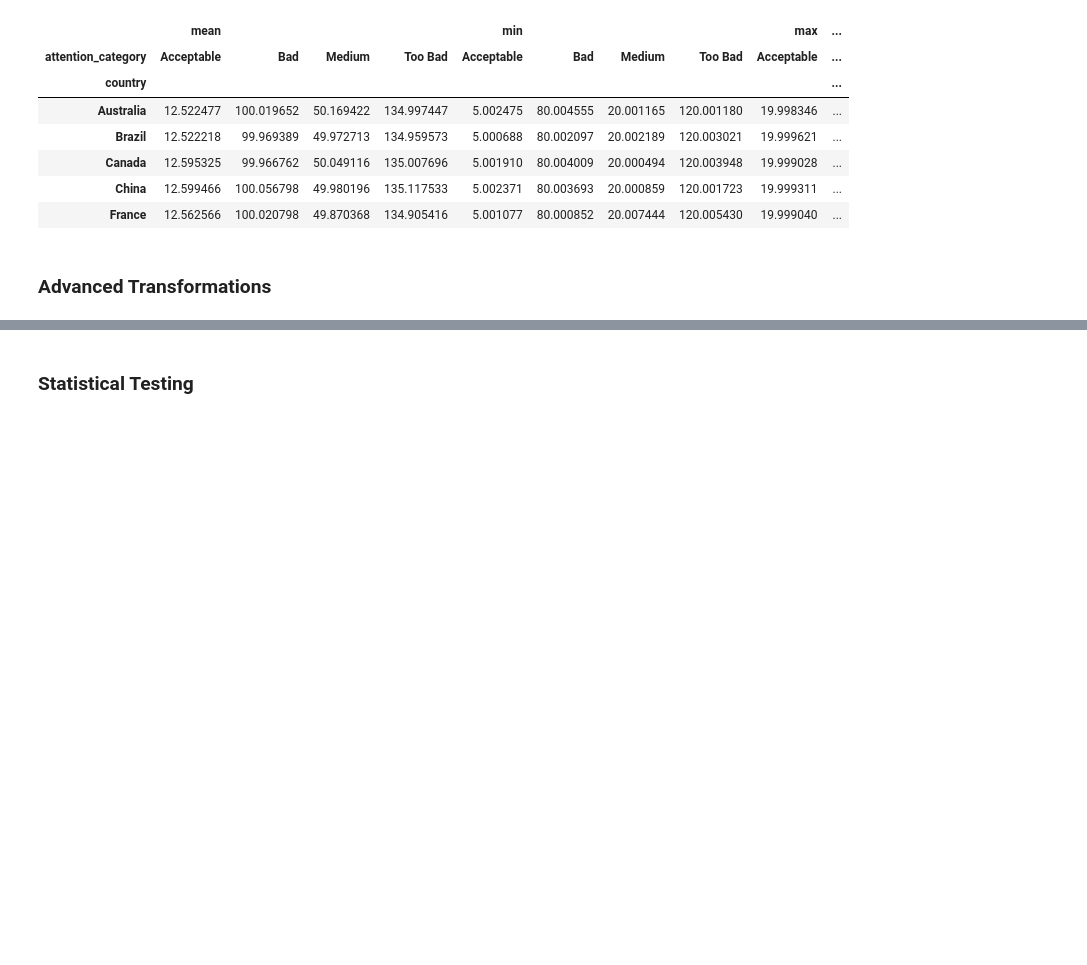
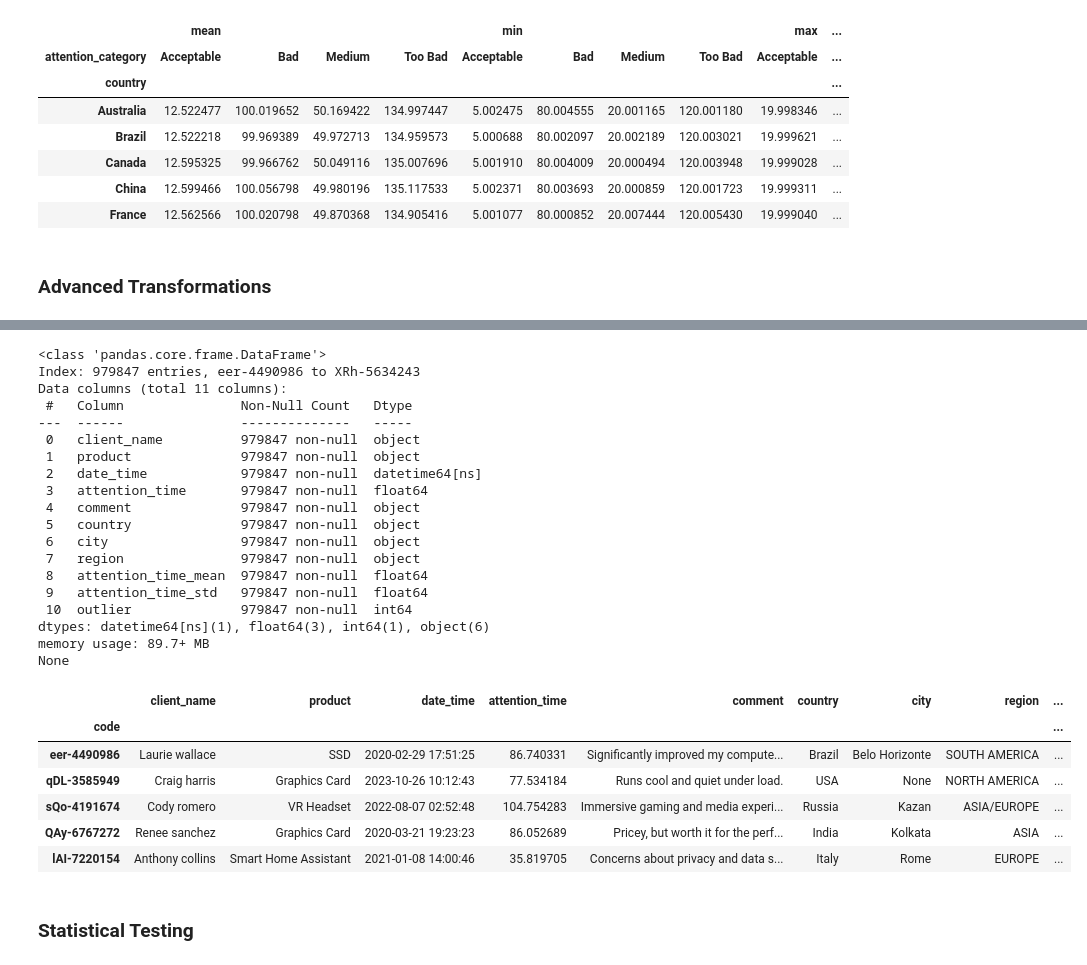
Before and after one commit to EngAndres/ud-public, a Jupyter notebook: courses/data-science-introduction/notebooks/Pandas.ipynb, the cells around one changed output, grey strips where cells are left out. Saved outputs shown, nothing was run; the diff lists cells and outputs as text; code cells hidden in the pictures; blank space fills up the shorter version.

Commit message:
Data Science: class notebooks update

```diff
--- a/courses/data-science-introduction/notebooks/Pandas.ipynb
+++ b/courses/data-science-introduction/notebooks/Pandas.ipynb
@@ -827,6 +829,8 @@ students_join_df.head()
 for country, country_df in call_center_df.groupby('country'):
     print(country)
     print(country_df, "\n")
+    print("*"*50, 'Just a first example')
+    break
 # %% [output]
 Australia
                code              client            product  \
@@ -850,6 +854,8 @@ Australia
 for (country, city), country_city_df in call_center_df.groupby(['country', 'city']):
     print(country, city)
     print(country_city_df)
+    print("*"*20, 'Just a first example')
+    break
 # %% [output]
 Australia Adelaide
                code             client            product           date_time  \
@@ -1001,3 +1041,59 @@ call_center_df.pivot_table(index='country', columns='attention_category', \
+# %%
+# making transformations using chain transformations
+import pandas as pd
+import numpy as np
+
+call_center_original_df = pd.read_json('json-files/call_center_comments.json')
+transformed_df = (
+        call_center_original_df.
+        assign(
+            attention_time = lambda row: row['attention_time'].fillna(\
+                                                    np.mean(row['attention_time'])),
+            city = lambda row: row['city'].astype(str).fillna('Non-registered'),
+            client = lambda row: row['client'].str.capitalize()
+        ).
+        dropna().
+        assign(
+            region = lambda row: row['country_of_origin'].apply(get_region).str.upper(),
+            attention_time_mean = call_center_original_df.groupby('country_of_origin')['attention_time'].transform('mean'),
+            attention_time_std = call_center_original_df.groupby('country_of_origin')['attention_time'].transform('std')
+        ).
+        rename(columns={'country_of_origin': 'country', 'client': 'client_name'}).
+        assign(
+            outlier = lambda row: (np.abs(row['attention_time'] - row['attention_time_mean'])\
+                                   > row['attention_time_std']).astype(int)
+        ).
+        set_index('code')
+    )
+print(transformed_df.info())
+transformed_df.head()
+# %% [output]
+<class 'pandas.core.frame.DataFrame'>
+Index: 979847 entries, eer-4490986 to XRh-5634243
+Data columns (total 11 columns):
+ #   Column               Non-Null Count   Dtype
+---  ------               --------------   -----
+ 0   client_name          979847 non-null  object
+ 1   product              979847 non-null  object
+ 2   date_time            979847 non-null  datetime64[ns]
+ 3   attention_time       979847 non-null  float64
+ 4   comment              979847 non-null  object
+ 5   country              979847 non-null  object
+ 6   city                 979847 non-null  object
+ 7   region               979847 non-null  object
+ 8   attention_time_mean  979847 non-null  float64
+ 9   attention_time_std   979847 non-null  float64
+ 10  outlier              979847 non-null  int64
+dtypes: datetime64[ns](1), float64(3), int64(1), object(6)
+memory usage: 89.7+ MB
+None
+|  | client_name | product | date_time | attention_time | comment | country | city | region | ... |
+| code |  |  |  |  |  |  |  |  | ... |
+| eer-4490986 | Laurie wallace | SSD | 2020-02-29 17:51:25 | 86.740331 | Significantly improved my compute... | Brazil | Belo Horizonte | SOUTH AMERICA | ... |
+| qDL-3585949 | Craig harris | Graphics Card | 2023-10-26 10:12:43 | 77.534184 | Runs cool and quiet under load. | USA | None | NORTH AMERICA | ... |
+| sQo-4191674 | Cody romero | VR Headset | 2022-08-07 02:52:48 | 104.754283 | Immersive gaming and media experi... | Russia | Kazan | ASIA/EUROPE | ... |
+| QAy-6767272 | Renee sanchez | Graphics Card | 2020-03-21 19:23:23 | 86.052689 | Pricey, but worth it for the perf... | India | Kolkata | ASIA | ... |
+| lAI-7220154 | Anthony collins | Smart Home Assistant | 2021-01-08 14:00:46 | 35.819705 | Concerns about privacy and data s... | Italy | Rome | EUROPE | ... |
 # %% [markdown]
 ### Statistical Testing
 # %%
```
Also changed, not shown: parts of 14 cells of this notebook, 1 other file.
